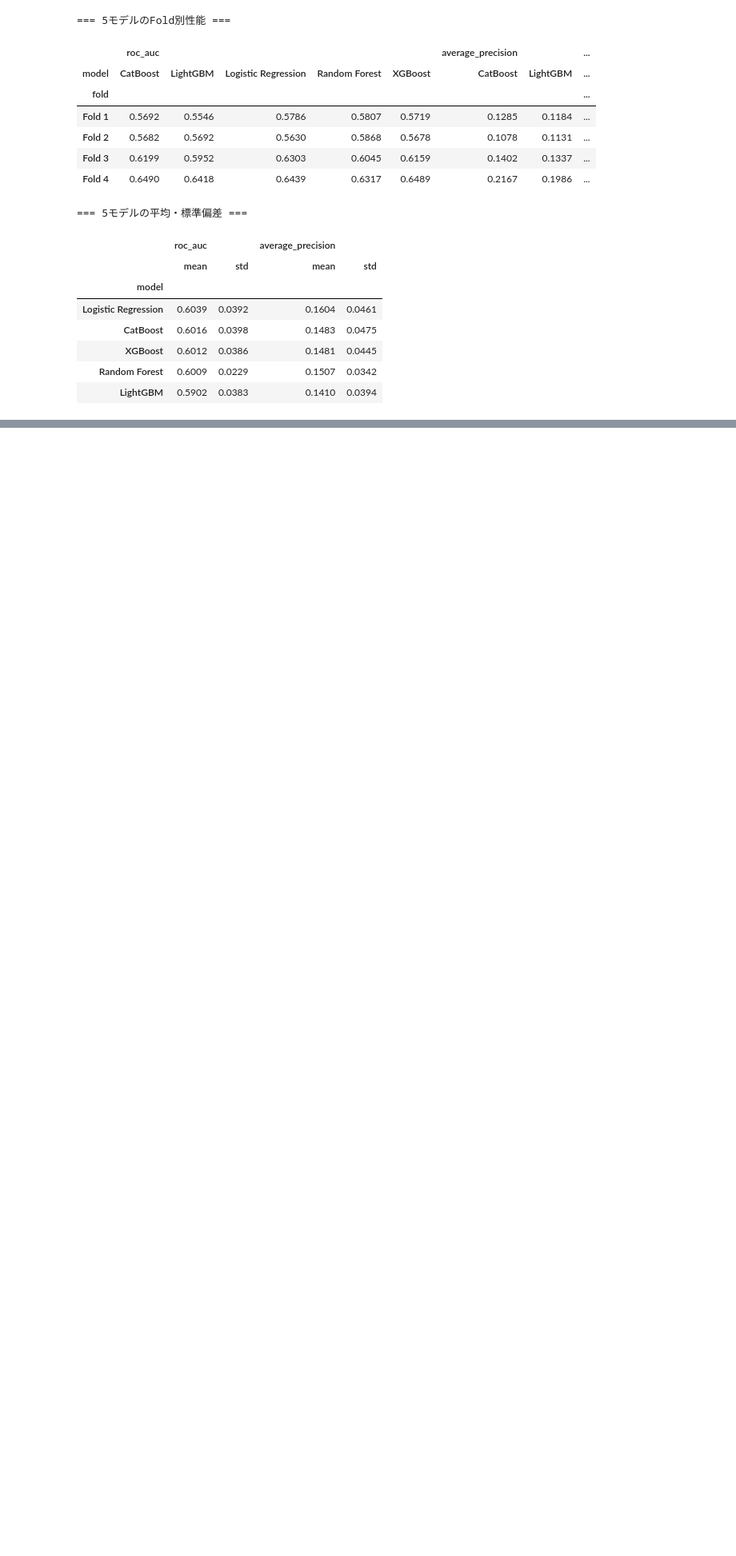
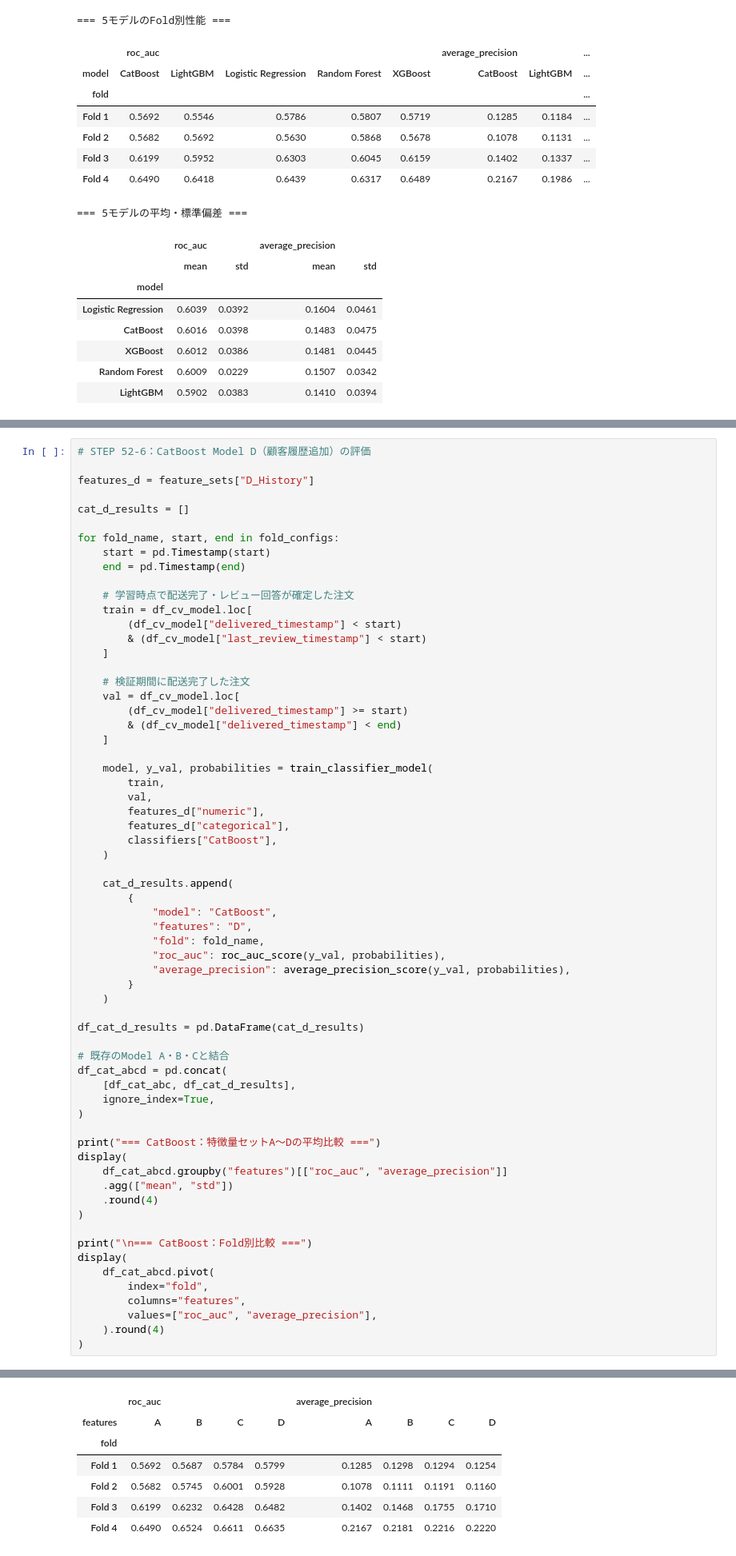
Before and after one commit to RyoShimoda/AWS_Python_data_analysis, a Jupyter notebook: notebooks/13_low_review_model_comparison.ipynb, the cells around one changed output, grey strips where cells are left out. Shown at 80% size. Drawn from its saved outputs; the diff is of its cells as text; blank space fills up the shorter version.

```diff
--- a/notebooks/13_low_review_model_comparison.ipynb
+++ b/notebooks/13_low_review_model_comparison.ipynb
@@ -1776,0 +2164,65 @@ display(
+# %%
+# STEP 52-6：CatBoost Model D（顧客履歴追加）の評価
+
+features_d = feature_sets["D_History"]
+
+cat_d_results = []
+
+for fold_name, start, end in fold_configs:
+    start = pd.Timestamp(start)
+    end = pd.Timestamp(end)
+
+    # 学習時点で配送完了・レビュー回答が確定した注文
+    train = df_cv_model.loc[
+        (df_cv_model["delivered_timestamp"] < start)
+        & (df_cv_model["last_review_timestamp"] < start)
+    ]
+
+    # 検証期間に配送完了した注文
+    val = df_cv_model.loc[
+        (df_cv_model["delivered_timestamp"] >= start)
+        & (df_cv_model["delivered_timestamp"] < end)
+    ]
+
+    model, y_val, probabilities = train_classifier_model(
+        train,
+        val,
+        features_d["numeric"],
+        features_d["categorical"],
+        classifiers["CatBoost"],
+    )
+
+    cat_d_results.append(
+        {
+            "model": "CatBoost",
+            "features": "D",
+            "fold": fold_name,
+            "roc_auc": roc_auc_score(y_val, probabilities),
+            "average_precision": average_precision_score(y_val, probabilities),
+        }
+    )
+
+df_cat_d_results = pd.DataFrame(cat_d_results)
+
+# 既存のModel A・B・Cと結合
+df_cat_abcd = pd.concat(
+    [df_cat_abc, df_cat_d_results],
+    ignore_index=True,
+)
+
+print("=== CatBoost：特徴量セットA〜Dの平均比較 ===")
+display(
+    df_cat_abcd.groupby("features")[["roc_auc", "average_precision"]]
+    .agg(["mean", "std"])
+    .round(4)
+)
+
+print("\n=== CatBoost：Fold別比較 ===")
+display(
+    df_cat_abcd.pivot(
+        index="fold",
+        columns="features",
+        values=["roc_auc", "average_precision"],
+    ).round(4)
+)
+# %% [output]
@@ -1776,0 +2238,7 @@ display(
+|  | roc_auc |  |  |  | average_precision |  |  |  |
+| features | A | B | C | D | A | B | C | D |
+| fold |  |  |  |  |  |  |  |  |
+| Fold 1 | 0.5692 | 0.5687 | 0.5784 | 0.5799 | 0.1285 | 0.1298 | 0.1294 | 0.1254 |
+| Fold 2 | 0.5682 | 0.5745 | 0.6001 | 0.5928 | 0.1078 | 0.1111 | 0.1191 | 0.1160 |
+| Fold 3 | 0.6199 | 0.6232 | 0.6428 | 0.6482 | 0.1402 | 0.1468 | 0.1755 | 0.1710 |
+| Fold 4 | 0.6490 | 0.6524 | 0.6611 | 0.6635 | 0.2167 | 0.2181 | 0.2216 | 0.2220 |
```
Also changed, not shown: parts of 22 cells of this notebook, 3 other files.
